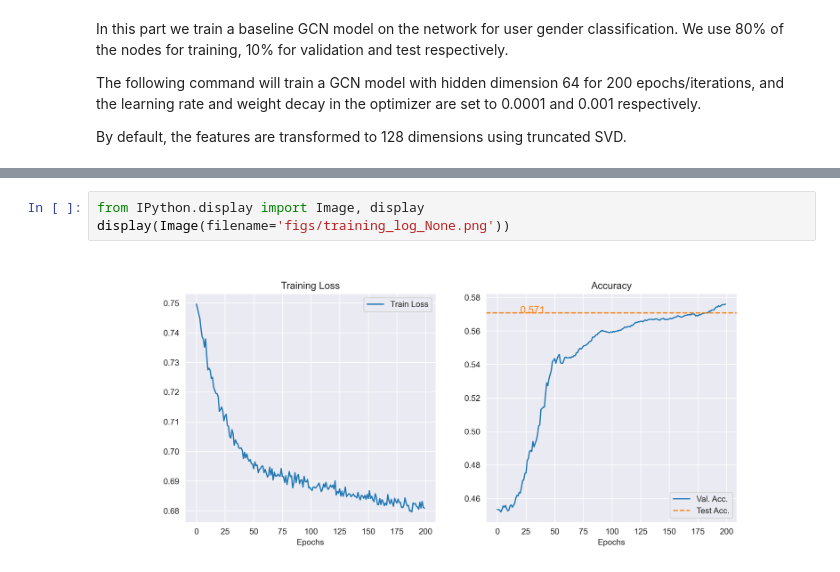
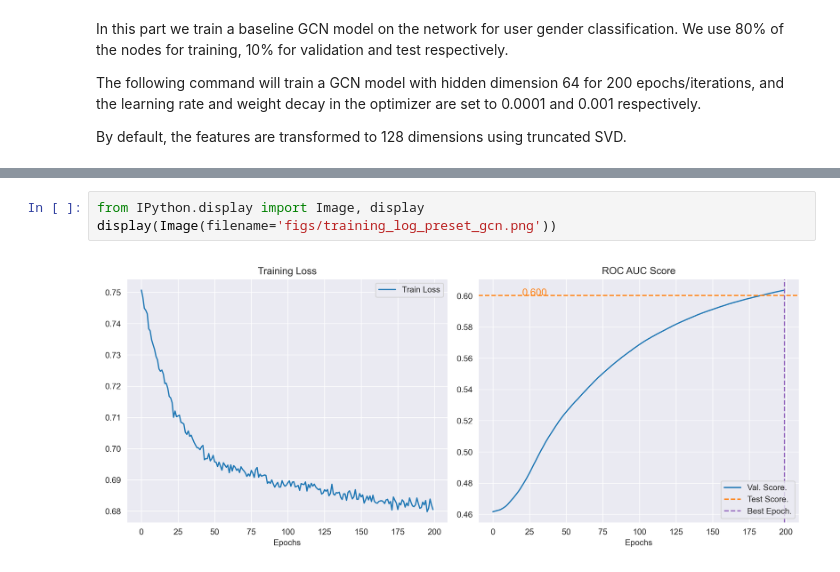
Before and after one commit to Weijiang-Xiong/NML23-Project, a Jupyter notebook: Presentation.ipynb, the cells around one changed output, grey strips where cells are left out. Cells and saved outputs as stored; diff of their text form.

```diff
--- a/Presentation.ipynb
+++ b/Presentation.ipynb
@@ -131,5 +156,5 @@ Test Accuracy is 0.571
 # %%
 from IPython.display import Image, display
-display(Image(filename='figs/training_log_None.png'))
+display(Image(filename='figs/training_log_preset_gcn.png'))
 # %% [output]
-[figure, old version]
+[figure, new version]
```
Also changed, not shown: parts of 9 cells of this notebook.
